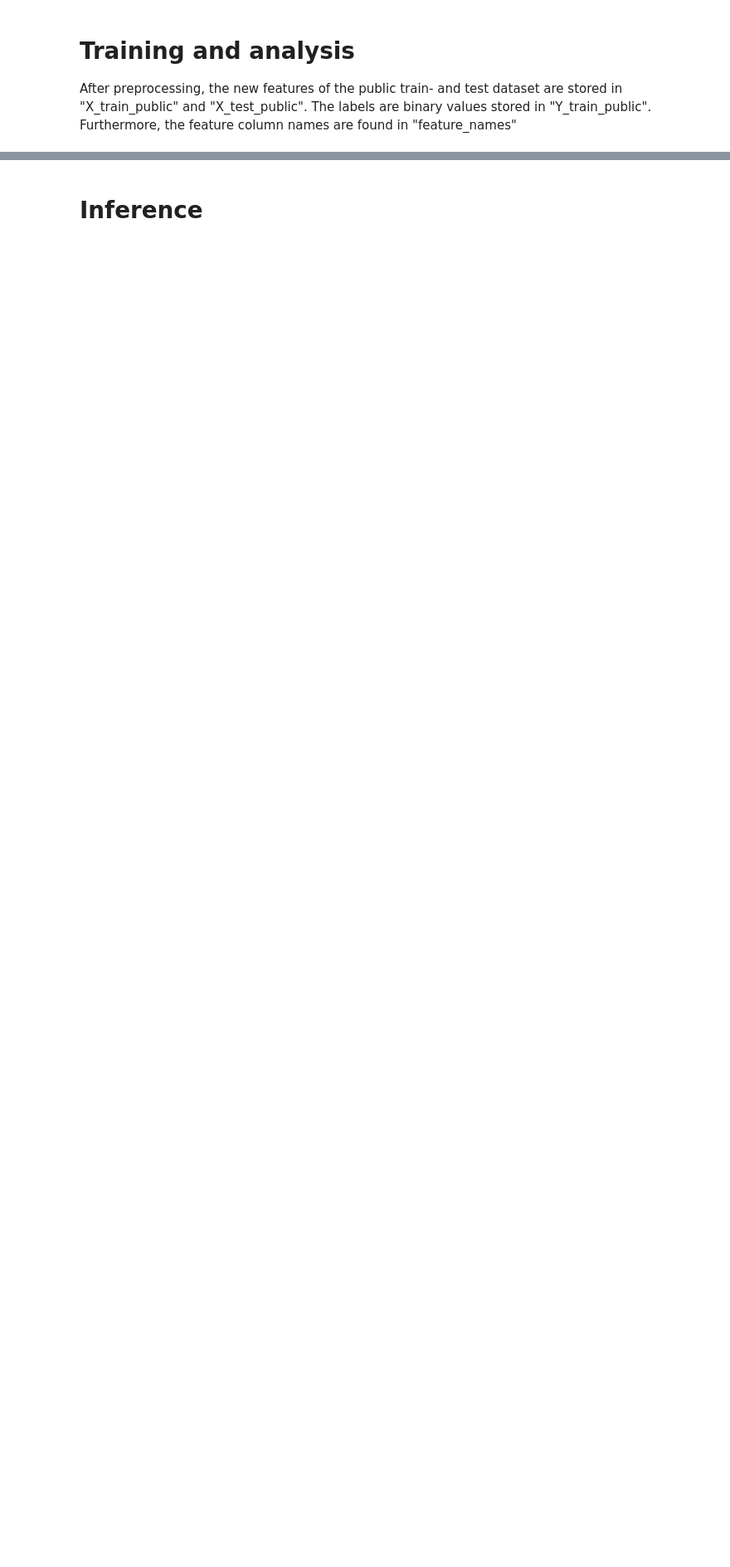
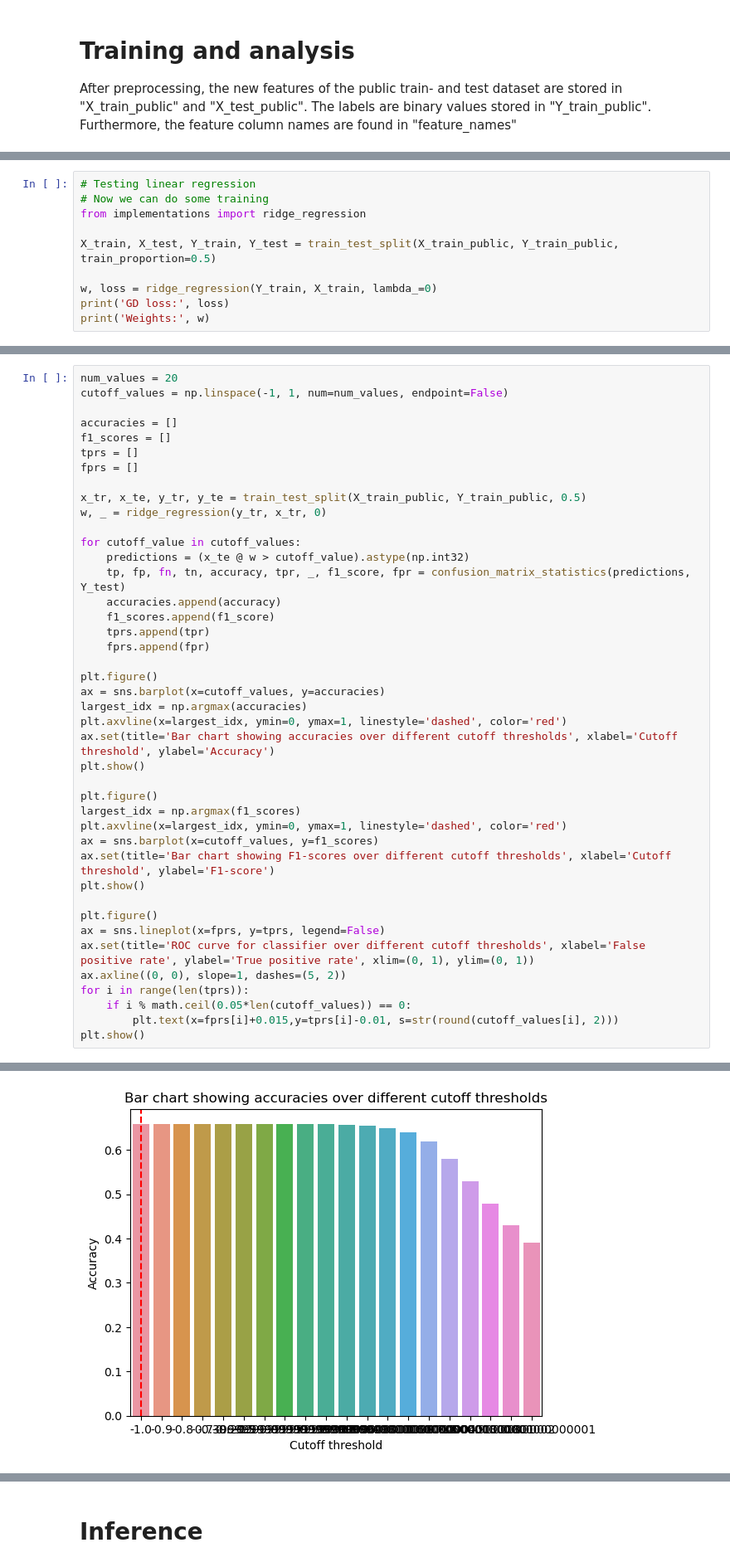
Before and after one commit to CS-433/ml-project-1-cheruben-3, a Jupyter notebook: src/run.ipynb, the cells around one changed output, grey strips where cells are left out. Shown at 83% size. Drawn from its saved outputs; the diff is of its cells as text; blank space fills up the shorter version.

```diff
--- a/src/run.ipynb
+++ b/src/run.ipynb
@@ -170,0 +171,10 @@ plt.show()
+# %%
+# Testing linear regression
+# Now we can do some training
+from implementations import ridge_regression
+
+X_train, X_test, Y_train, Y_test = train_test_split(X_train_public, Y_train_public, train_proportion=0.5)
+
+w, loss = ridge_regression(Y_train, X_train, lambda_=0)
+print('GD loss:', loss)
+print('Weights:', w)
@@ -170,0 +243,43 @@ plt.show()
+# %%
+num_values = 20
+cutoff_values = np.linspace(-1, 1, num=num_values, endpoint=False)
+
+accuracies = []
+f1_scores = []
+tprs = []
+fprs = []
+
+x_tr, x_te, y_tr, y_te = train_test_split(X_train_public, Y_train_public, 0.5)
+w, _ = ridge_regression(y_tr, x_tr, 0)
+
+for cutoff_value in cutoff_values:
+    predictions = (x_te @ w > cutoff_value).astype(np.int32)
+    tp, fp, fn, tn, accuracy, tpr, _, f1_score, fpr = confusion_matrix_statistics(predictions, Y_test)
+    accuracies.append(accuracy)
+    f1_scores.append(f1_score)
+    tprs.append(tpr)
+    fprs.append(fpr)
+
+plt.figure()
+ax = sns.barplot(x=cutoff_values, y=accuracies)
+largest_idx = np.argmax(accuracies)
+plt.axvline(x=largest_idx, ymin=0, ymax=1, linestyle='dashed', color='red')
+ax.set(title='Bar chart showing accuracies over different cutoff thresholds', xlabel='Cutoff threshold', ylabel='Accuracy')
+plt.show()
+
+plt.figure()
+largest_idx = np.argmax(f1_scores)
+plt.axvline(x=largest_idx, ymin=0, ymax=1, linestyle='dashed', color='red')
+ax = sns.barplot(x=cutoff_values, y=f1_scores)
+ax.set(title='Bar chart showing F1-scores over different cutoff thresholds', xlabel='Cutoff threshold', ylabel='F1-score')
+plt.show()
+
+plt.figure()
+ax = sns.lineplot(x=fprs, y=tprs, legend=False)
+ax.set(title='ROC curve for classifier over different cutoff thresholds', xlabel='False positive rate', ylabel='True positive rate', xlim=(0, 1), ylim=(0, 1))
+ax.axline((0, 0), slope=1, dashes=(5, 2))
+for i in range(len(tprs)):
+    if i % math.ceil(0.05*len(cutoff_values)) == 0:
+        plt.text(x=fprs[i]+0.015,y=tprs[i]-0.01, s=str(round(cutoff_values[i], 2)))
+plt.show()
+# %% [output]
@@ -170,0 +287 @@ plt.show()
+[figure, added]
```
Also changed, not shown: parts of 12 cells of this notebook, 1 other file.
